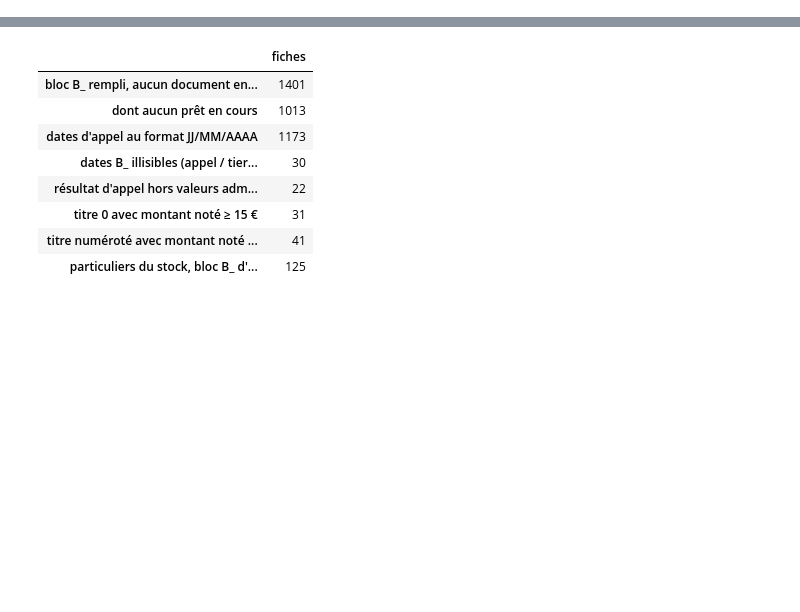
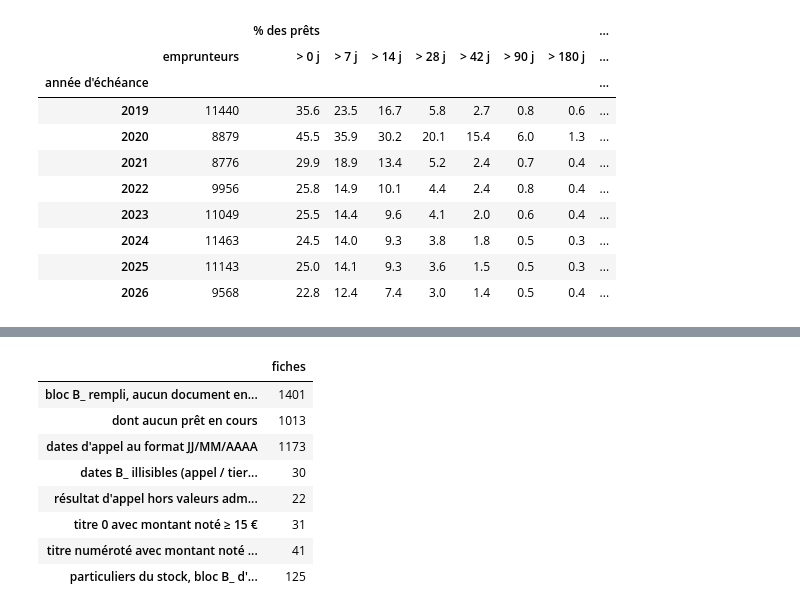
Before and after one commit to medrbx/kibini2, a Jupyter notebook: kibini/adm_contentieux_statistiques.ipynb, the cells around one changed output, grey strips where cells are left out. Cells and saved outputs as stored; diff of their text form; code cells hidden in the pictures; blank space fills up the shorter version.

```diff
--- a/kibini/adm_contentieux_statistiques.ipynb
+++ b/kibini/adm_contentieux_statistiques.ipynb
@@ -1353,0 +482,14 @@ La première ligne correspond aux fiches que vide le script `adm_contentieux_net
+# %%
+taux.round(1)
+# %% [output]
+|  |  | % des prêts |  |  |  |  |  |  | ... |
+|  | emprunteurs | > 0 j | > 7 j | > 14 j | > 28 j | > 42 j | > 90 j | > 180 j | ... |
+| année d'échéance |  |  |  |  |  |  |  |  | ... |
+| 2019 | 11440 | 35.6 | 23.5 | 16.7 | 5.8 | 2.7 | 0.8 | 0.6 | ... |
+| 2020 | 8879 | 45.5 | 35.9 | 30.2 | 20.1 | 15.4 | 6.0 | 1.3 | ... |
+| 2021 | 8776 | 29.9 | 18.9 | 13.4 | 5.2 | 2.4 | 0.7 | 0.4 | ... |
+| 2022 | 9956 | 25.8 | 14.9 | 10.1 | 4.4 | 2.4 | 0.8 | 0.4 | ... |
+| 2023 | 11049 | 25.5 | 14.4 | 9.6 | 4.1 | 2.0 | 0.6 | 0.4 | ... |
+| 2024 | 11463 | 24.5 | 14.0 | 9.3 | 3.8 | 1.8 | 0.5 | 0.3 | ... |
+| 2025 | 11143 | 25.0 | 14.1 | 9.3 | 3.6 | 1.5 | 0.5 | 0.3 | ... |
+| 2026 | 9568 | 22.8 | 12.4 | 7.4 | 3.0 | 1.4 | 0.5 | 0.4 | ... |
```
Also changed, not shown: parts of 90 cells of this notebook.
